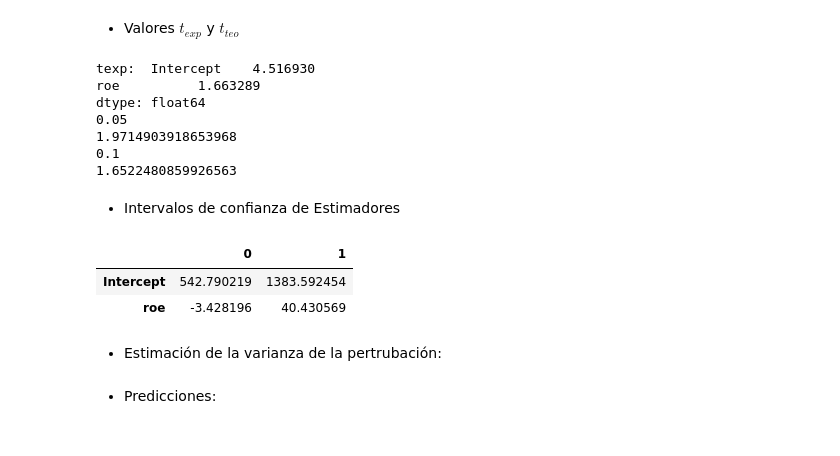
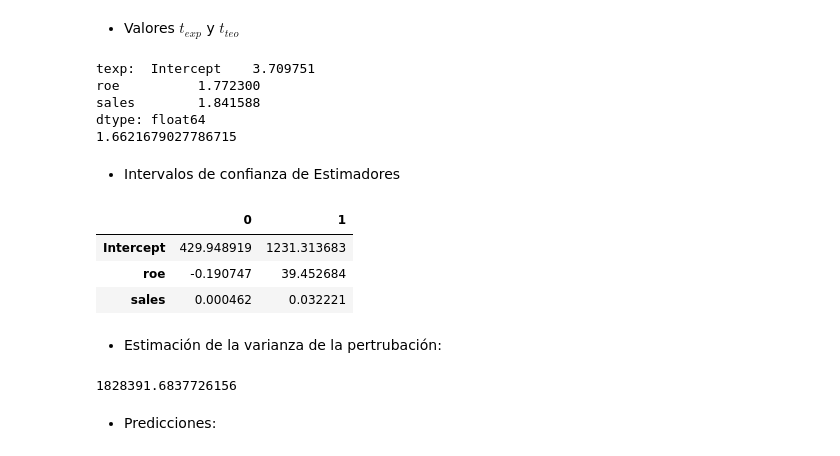
Before and after one commit to vblancoOR/econometria, a Jupyter notebook: 01_ECO_estimacion.ipynb, the cells around one changed output. Saved outputs shown, nothing was run; the diff lists cells and outputs as text; code cells hidden in the pictures.

```diff
--- a/01_ECO_estimacion.ipynb
+++ b/01_ECO_estimacion.ipynb
@@ -86,7 +91,7 @@ Notes:
 # %% [markdown]
 Existen otras formas de obtener las estimaciones del modelo:
 # %%
-mco1=smf.ols('salary ~ roe', data=datos).fit()
+mco1=smf.ols('salary ~ roe + sales', data=datos).fit()
 mco1.summary()
 # %% [output]
 OLS Regression Results
@@ -206,36 +234,40 @@ print(alpha, Fexp, Fteo)
 # %%
 texp=mco1.tvalues
 print("texp: ", texp)
-alpha=0.05
+alpha=0.098
 tteo= stats.t.ppf(1-(alpha/2),mco1.df_resid)
-print(alpha)
 print(tteo)
-alpha=0.10
-tteo= stats.t.ppf(1-(alpha/2),mco1.df_resid)
-print(alpha)
-print(tteo)
+# print(alpha)
+# print(tteo)
+# alpha=0.10
+# tteo= stats.t.ppf(1-(alpha/2),mco1.df_resid)
+# print(alpha)
+# print(tteo)
 # %% [output]
-texp:  Intercept    4.516930
-roe          1.663289
+texp:  Intercept    3.709751
+roe          1.772300
+sales        1.841588
 dtype: float64
-0.05
-1.9714903918653968
-0.1
-1.6522480859926563
+1.6621679027786715
 # %% [markdown]
 * Intervalos de confianza de Estimadores
 # %%
-mco1.conf_int()
+mco1.conf_int(0.075)
 # %% [output]
 |  | 0 | 1 |
-| Intercept | 542.790219 | 1383.592454 |
-| roe | -3.428196 | 40.430569 |
+| Intercept | 429.948919 | 1231.313683 |
+| roe | -0.190747 | 39.452684 |
+| sales | 0.000462 | 0.032221 |
 # %% [markdown]
 * Estimación de la varianza de la pertrubación:
 # %%
 beta=np.array(mco1.params)
-
+e =mco1.resid
 sum(e**2)/(mco1.nobs-1)
 sigmagorro=(np.dot(y.values, y.values)-np.dot(beta.T, np.dot(X.values.T,y.values)))/(mco1.nobs-1)
+
+sigmagorro
+# %% [output]
+1828391.6837726156
 # %% [markdown]
 * Predicciones:
```
Also changed, not shown: parts of 22 cells of this notebook.
